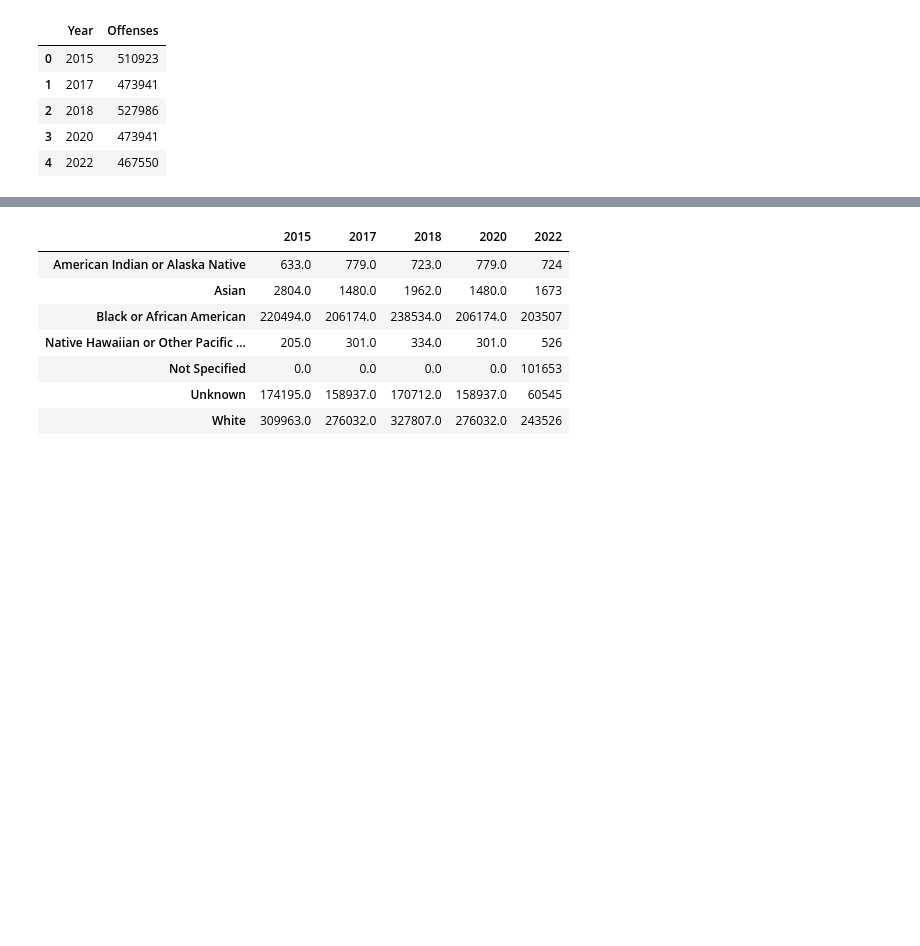
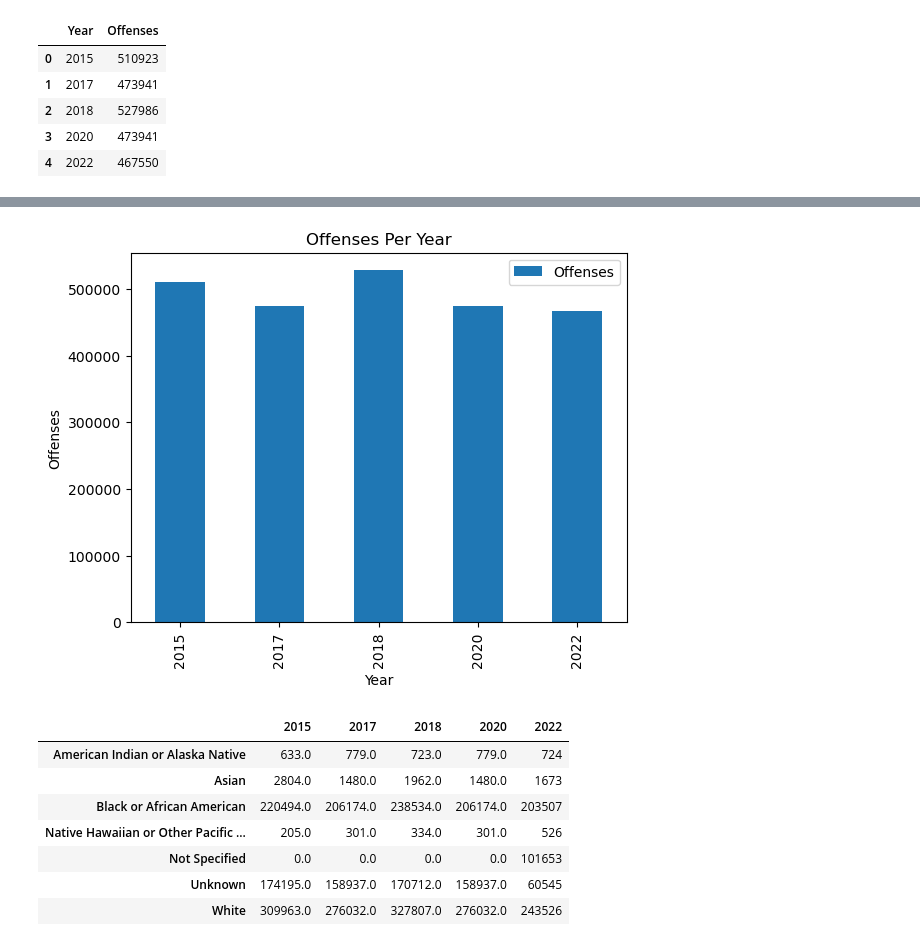
Before and after one commit to EFMelville/project-one, a Jupyter notebook: Master_Data_Ref_All.ipynb, the cells around one changed output, grey strips where cells are left out. Cells and saved outputs as stored; diff of their text form; code cells hidden in the pictures; blank space fills up the shorter version.

```diff
--- a/Master_Data_Ref_All.ipynb
+++ b/Master_Data_Ref_All.ipynb
@@ -66,3 +65,10 @@ plt.savefig("Graphs/Offenses_per_year.png")
+# %%
+Offenses_Master.plot.bar(y = "Offenses", x = "Year", title = "Offenses Per Year")
+plt.xlabel("Year")
+plt.ylabel("Offenses")
+plt.savefig("Graphs/Offenses_per_year_bar.png")
+# %% [output]
+[figure, added]
 # %%
 Race15 = CD15["race"].value_counts()
 Race17 = CD17["RACE"].value_counts()
```
Also changed, not shown: parts of 1 cell of this notebook, 4 other files.
